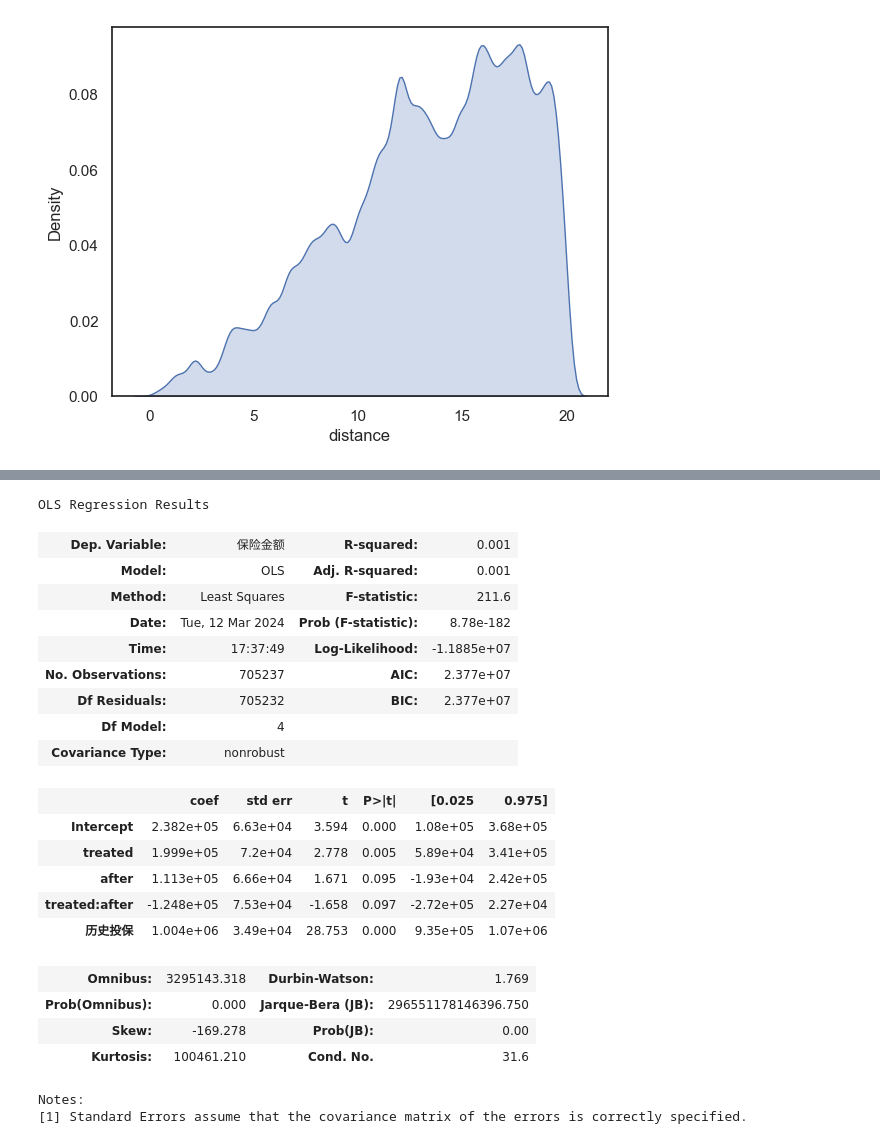
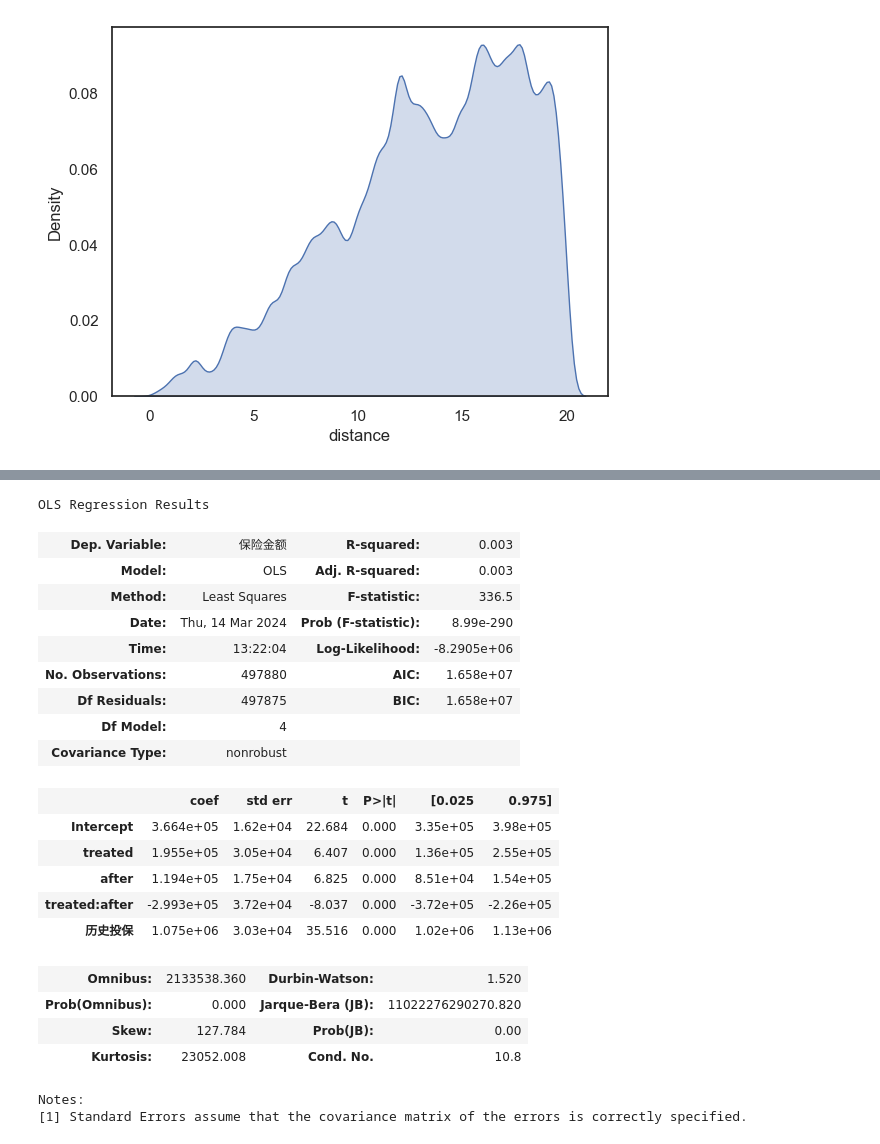
Before and after one commit to ErnestDong/thesis-master, a Jupyter notebook: src/main.ipynb, the cells around one changed output, grey strips where cells are left out. Saved outputs shown, nothing was run; the diff lists cells and outputs as text; code cells hidden in the pictures.

```diff
--- a/src/main.ipynb
+++ b/src/main.ipynb
@@ -12,9 +12,9 @@ engine_str = "clickhouse+native://localhost/thesis"
 # %%
 sns.set_theme(style="white")
 engine = create_engine(engine_str)
-df = pd.read_sql(
+original_df = pd.read_sql(
     # "select `保险起期`, `bases.保险金额`, `treated`，`after` from ols",
-    "select * from olss where t != 1970",
+    "select * from ols_ups where t != 1970",
     engine,
     dtype_backend="pyarrow",
     dtype={
@@ -24,11 +24,13 @@ df = pd.read_sql(
         "record_date": "datetime64[s]",
     },
 )
-sns.kdeplot(df["distance"], fill=True)
+sns.kdeplot(original_df["distance"], fill=True)
 # %% [output]
 <Axes: xlabel='distance', ylabel='Density'>
 [figure]
 # %%
+df = original_df[original_df["保险金额"]>0].copy()
 df["历史投保"]=df['上年保单号'].map(lambda x: 1 if x else 0)
+df = df[(df['t']>1999)&(df['t']<2014)]
 df.head()
 # %% [output]
@@ -42,6 +44,6 @@ df.head()
 # %%
 df['ti'] = df['t'].astype(str)
-
+df['是否理赔'] = df['total_claim'].map(lambda x: 1 if x>0 else 0)
 before_treat = df[df["after"] == 0]
 model = smf.ols("保险金额 ~ treated*C(ti)+历史投保", data=before_treat).fit()
 model.summary()
@@ -90,26 +173,26 @@ strong multicollinearity problems or that the design matrix is singular.
 # %%
-model = smf.ols("保险金额 ~ treated*after+历史投保", data=df).fit()
+model = smf.ols("保险金额 ~ treated*after+历史投保", data=df[(df["middle"]==0)]).fit()
 model.summary()
 # %% [output]
 OLS Regression Results
-| Dep. Variable: | 保险金额 | R-squared: | 0.001 |
-| Model: | OLS | Adj. R-squared: | 0.001 |
-| Method: | Least Squares | F-statistic: | 211.6 |
-| Date: | Tue, 12 Mar 2024 | Prob (F-statistic): | 8.78e-182 |
-| Time: | 17:37:49 | Log-Likelihood: | -1.1885e+07 |
-| No. Observations: | 705237 | AIC: | 2.377e+07 |
-| Df Residuals: | 705232 | BIC: | 2.377e+07 |
+| Dep. Variable: | 保险金额 | R-squared: | 0.003 |
+| Model: | OLS | Adj. R-squared: | 0.003 |
+| Method: | Least Squares | F-statistic: | 336.5 |
+| Date: | Thu, 14 Mar 2024 | Prob (F-statistic): | 8.99e-290 |
+| Time: | 13:22:04 | Log-Likelihood: | -8.2905e+06 |
+| No. Observations: | 497880 | AIC: | 1.658e+07 |
+| Df Residuals: | 497875 | BIC: | 1.658e+07 |
 | Df Model: | 4 |  |  |
 | Covariance Type: | nonrobust |  |  |
 |  | coef | std err | t | P>|t| | [0.025 | 0.975] |
-| Intercept | 2.382e+05 | 6.63e+04 | 3.594 | 0.000 | 1.08e+05 | 3.68e+05 |
-| treated | 1.999e+05 | 7.2e+04 | 2.778 | 0.005 | 5.89e+04 | 3.41e+05 |
-| after | 1.113e+05 | 6.66e+04 | 1.671 | 0.095 | -1.93e+04 | 2.42e+05 |
-| treated:after | -1.248e+05 | 7.53e+04 | -1.658 | 0.097 | -2.72e+05 | 2.27e+04 |
-| 历史投保 | 1.004e+06 | 3.49e+04 | 28.753 | 0.000 | 9.35e+05 | 1.07e+06 |
+| Intercept | 3.664e+05 | 1.62e+04 | 22.684 | 0.000 | 3.35e+05 | 3.98e+05 |
+| treated | 1.955e+05 | 3.05e+04 | 6.407 | 0.000 | 1.36e+05 | 2.55e+05 |
+| after | 1.194e+05 | 1.75e+04 | 6.825 | 0.000 | 8.51e+04 | 1.54e+05 |
+| treated:after | -2.993e+05 | 3.72e+04 | -8.037 | 0.000 | -3.72e+05 | -2.26e+05 |
+| 历史投保 | 1.075e+06 | 3.03e+04 | 35.516 | 0.000 | 1.02e+06 | 1.13e+06 |
-| Omnibus: | 3295143.318 | Durbin-Watson: | 1.769 |
-| Prob(Omnibus): | 0.000 | Jarque-Bera (JB): | 296551178146396.750 |
-| Skew: | -169.278 | Prob(JB): | 0.00 |
-| Kurtosis: | 100461.210 | Cond. No. | 31.6 |
+| Omnibus: | 2133538.360 | Durbin-Watson: | 1.520 |
+| Prob(Omnibus): | 0.000 | Jarque-Bera (JB): | 11022276290270.820 |
+| Skew: | 127.784 | Prob(JB): | 0.00 |
+| Kurtosis: | 23052.008 | Cond. No. | 10.8 |
 Notes:
 [1] Standard Errors assume that the covariance matrix of the errors is correctly specified.
```
Also changed, not shown: parts of 9 cells of this notebook, 3 other files.
